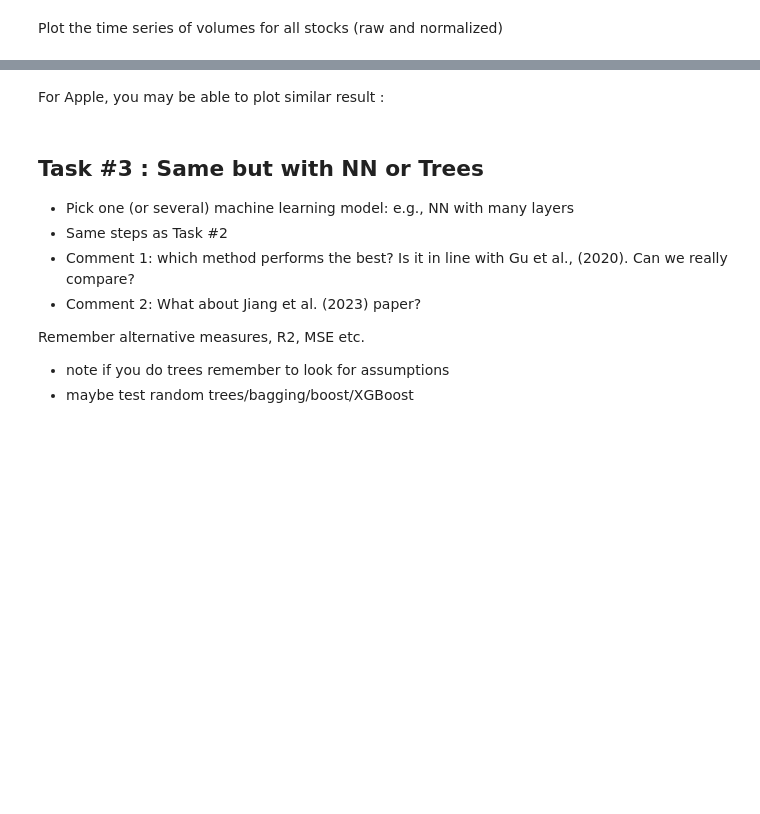
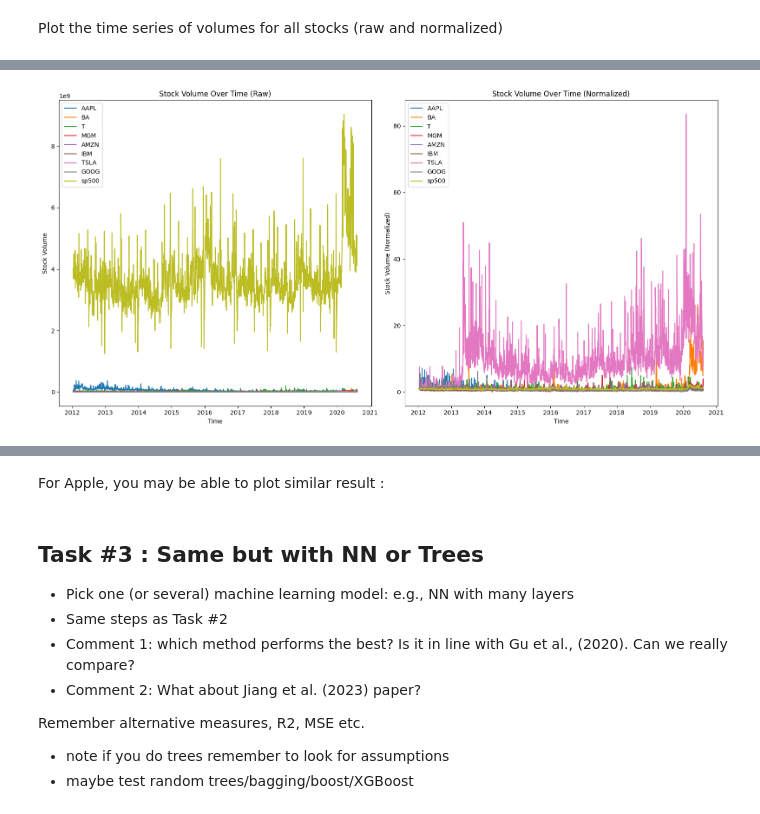
Before and after one commit to bubuzhang2002/Finance-with-Big-Data-PC-labs, a Jupyter notebook: PC labs/PC lab4.ipynb, the cells around one changed output, grey strips where cells are left out. Cells and saved outputs as stored; diff of their text form; code cells hidden in the pictures; blank space fills up the shorter version.

```diff
--- a/PC labs/PC lab4.ipynb
+++ b/PC labs/PC lab4.ipynb
@@ -227,0 +298,4 @@ Plot the time series of volumes for all stocks (raw and normalized)
+# %%
+plot_timeseries(volume_df, data='Volume')
+# %% [output]
+[figure, added]
```
Also changed, not shown: parts of 29 cells of this notebook.
